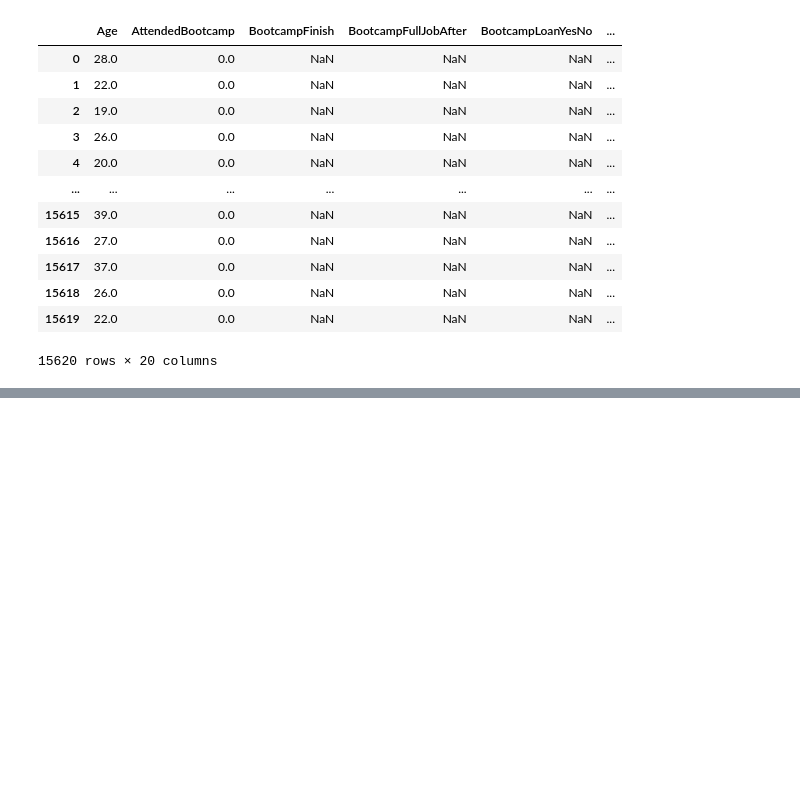
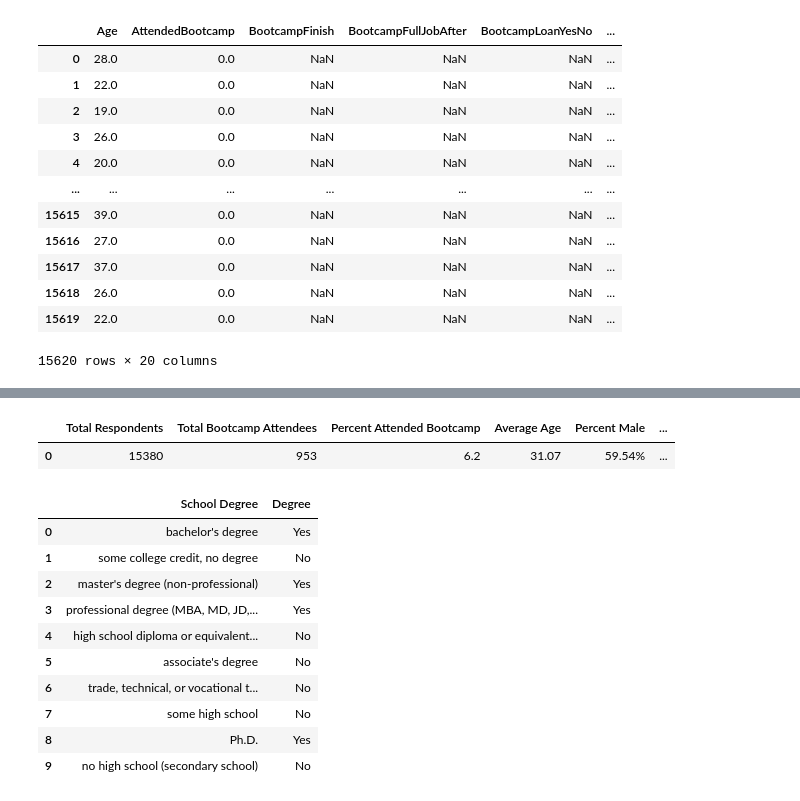
Before and after one commit to Fraolabebe/pandas-challenge, a Jupyter notebook: Project/Mini Project Part 2/project_part_two.ipynb, the cells around one changed output, grey strips where cells are left out. Drawn from its saved outputs; the diff is of its cells as text; code cells hidden in the pictures; blank space fills up the shorter version.

```diff
--- a/Project/Mini Project Part 2/project_part_two.ipynb
+++ b/Project/Mini Project Part 2/project_part_two.ipynb
@@ -69,0 +164,53 @@ KeyError: 'BootcampName'
+# %%
+bootcamp_table = pd.DataFrame ({"Total Respondents": [total_surveyed],
+                                "Total Bootcamp Attendees": [total_attended],
+                                "Percent Attended Bootcamp": [percent_attended],
+                                "Average Age": [age_attended_avg],
+                                "Percent Male": [male_percent],
+                                "Percent Female": [female_percent],
+                                "Percent Non Specific": [non_gender_specific],
+                                "Percent with a Degree": [holds_degree_percentage],
+                                "Average Post Bootcamp Salary": [post_bootcamp_avg_salary]})
+bootcamp_table = bootcamp_table[["Total Respondents",
+                                "Total Bootcamp Attendees",
+                                "Percent Attended Bootcamp",
+                                "Average Age",
+                                "Percent Male",
+                                "Percent Female",
+                                "Percent Non Specific",
+                                "Percent with a Degree",
+                                "Average Post Bootcamp Salary"]]
+bootcamp_table = bootcamp_table.round(2)
+
+
+
+bootcamp_table
+# %% [output]
+|  | Total Respondents | Total Bootcamp Attendees | Percent Attended Bootcamp | Average Age | Percent Male | ... |
+| 0 | 15380 | 953 | 6.2 | 31.07 | 59.54% | ... |
+# %%
+
+degree_dict = pd.DataFrame({"School Degree": ["bachelor's degree",
+               "some college credit, no degree",
+               "master's degree (non-professional)",
+               "professional degree (MBA, MD, JD, etc.)",
+               "high school diploma or equivalent (GED)",
+               "associate's degree",
+               "trade, technical, or vocational training",
+               "some high school",
+               "Ph.D.",
+               "no high school (secondary school)"],
+               "Degree": ["Yes", "No", "Yes", "Yes", "No", "No", "No", "No", "Yes", "No"]})
+degree_dict
+# %% [output]
+|  | School Degree | Degree |
+| 0 | bachelor's degree | Yes |
+| 1 | some college credit, no degree | No |
+| 2 | master's degree (non-professional) | Yes |
+| 3 | professional degree (MBA, MD, JD,... | Yes |
+| 4 | high school diploma or equivalent... | No |
+| 5 | associate's degree | No |
+| 6 | trade, technical, or vocational t... | No |
+| 7 | some high school | No |
+| 8 | Ph.D. | Yes |
+| 9 | no high school (secondary school) | No |
```
Also changed, not shown: parts of 15 cells of this notebook, 2 other files.
